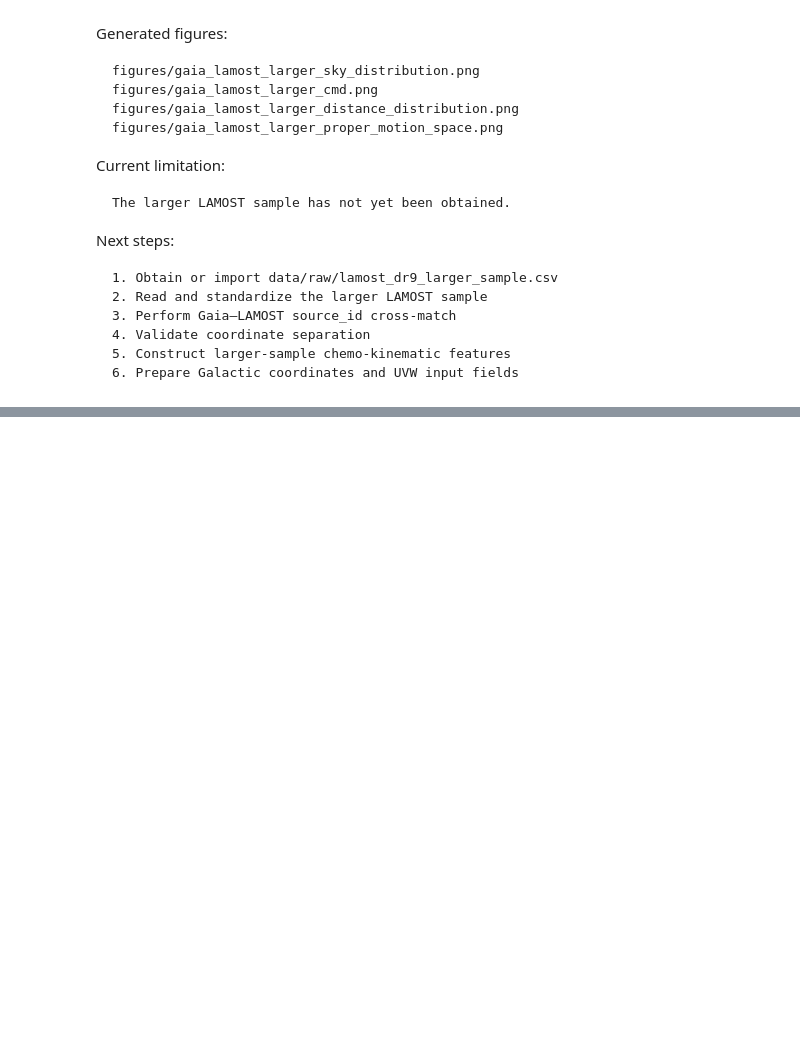
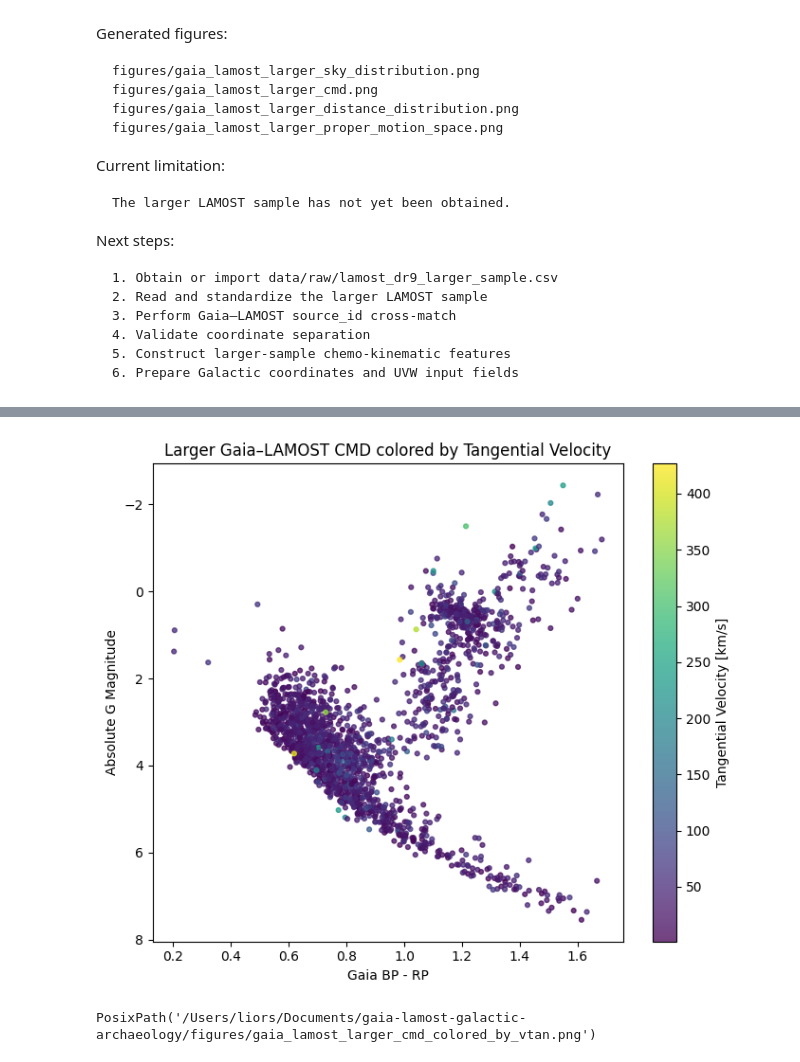
Before and after one commit to lior-linho/gaia-lamost-galactic-archaeology, a Jupyter notebook: notebooks/04_larger_sample_kinematic_preparation.ipynb, the cells around one changed output, grey strips where cells are left out. Drawn from its saved outputs; the diff is of its cells as text; code cells hidden in the pictures; blank space fills up the shorter version.

```diff
--- a/notebooks/04_larger_sample_kinematic_preparation.ipynb
+++ b/notebooks/04_larger_sample_kinematic_preparation.ipynb
@@ -788,0 +1720,31 @@ Next steps:
+# %%
+plt.figure(figsize=(7, 6))
+
+scatter = plt.scatter(
+    larger_features_dedup["bp_rp"],
+    larger_features_dedup["absolute_g_mag"],
+    c=larger_features_dedup["tangential_velocity_kms"],
+    s=12,
+    alpha=0.75
+)
+
+plt.gca().invert_yaxis()
+
+plt.xlabel("Gaia BP - RP")
+plt.ylabel("Absolute G Magnitude")
+plt.title("Larger Gaia–LAMOST CMD colored by Tangential Velocity")
+
+cbar = plt.colorbar(scatter)
+cbar.set_label("Tangential Velocity [km/s]")
+
+plt.tight_layout()
+
+larger_cmd_vtan_path = FIGURES / "gaia_lamost_larger_cmd_colored_by_vtan.png"
+plt.savefig(larger_cmd_vtan_path, dpi=200)
+
+plt.show()
+
+larger_cmd_vtan_path
+# %% [output]
+[figure, added]
+PosixPath('/Users/liors/Documents/gaia-lamost-galactic-archaeology/figures/gaia_lamost_larger_cmd_colored_by_vtan.png')
```
Also changed, not shown: parts of 49 cells of this notebook, 5 other files.
